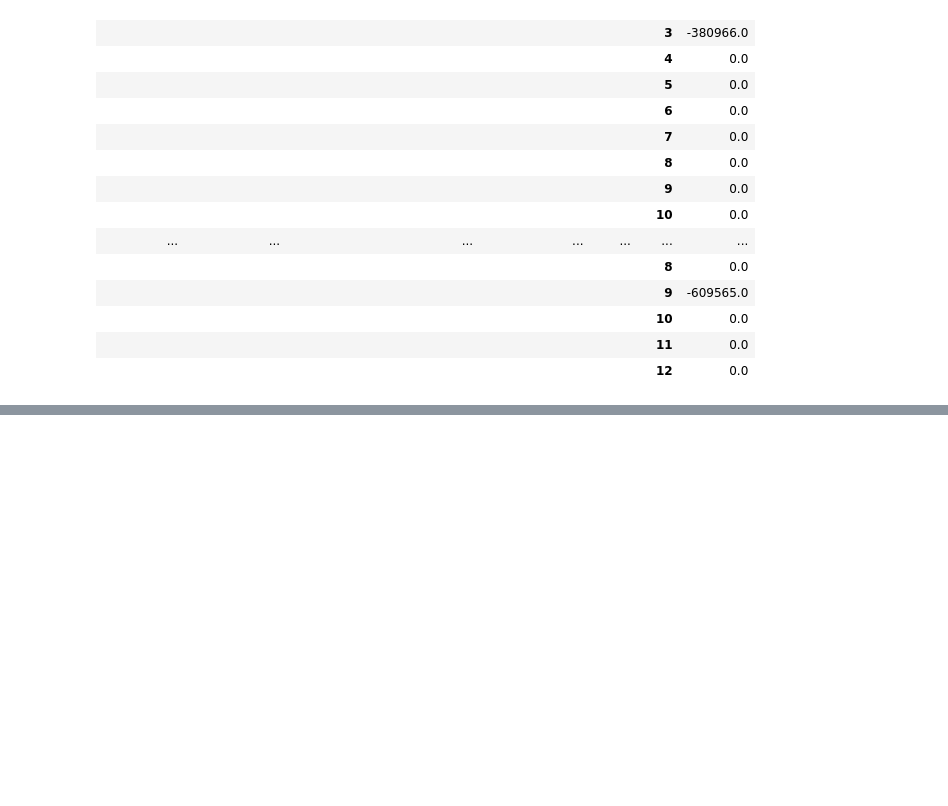
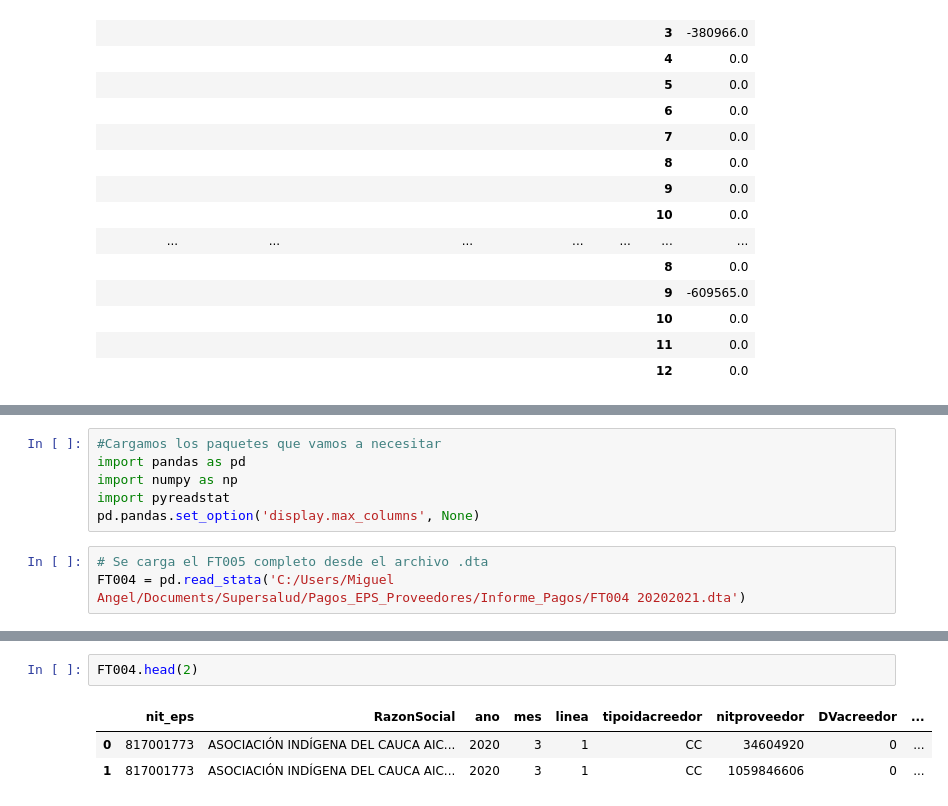
Before and after one commit to Miguelangelortizh/Data_cleaning, a Jupyter notebook: Supersalud_PAGO_V2.ipynb, the cells around one changed output, grey strips where cells are left out. Cells and saved outputs as stored; diff of their text form; blank space fills up the shorter version.

```diff
--- a/Supersalud_PAGO_V2.ipynb
+++ b/Supersalud_PAGO_V2.ipynb
@@ -846,0 +855,9 @@ FT003_pres_ope_dif.head(24)
+# %%
+#Cargamos los paquetes que vamos a necesitar
+import pandas as pd
+import numpy as np
+import pyreadstat
+pd.pandas.set_option('display.max_columns', None)
+# %%
+# Se carga el FT005 completo desde el archivo .dta
+FT004 = pd.read_stata('C:/Users/Miguel Angel/Documents/Supersalud/Pagos_EPS_Proveedores/Informe_Pagos/FT004 20202021.dta')
@@ -846,0 +881,6 @@ FT003_pres_ope_dif.head(24)
+# %%
+FT004.head(2)
+# %% [output]
+|  | nit_eps | RazonSocial | ano | mes | linea | tipoidacreedor | nitproveedor | DVacreedor | ... |
+| 0 | 817001773 | ASOCIACIÓN INDÍGENA DEL CAUCA AIC... | 2020 | 3 | 1 | CC | 34604920 | 0 | ... |
+| 1 | 817001773 | ASOCIACIÓN INDÍGENA DEL CAUCA AIC... | 2020 | 3 | 1 | CC | 1059846606 | 0 | ... |
```
Also changed, not shown: parts of 49 cells of this notebook.
